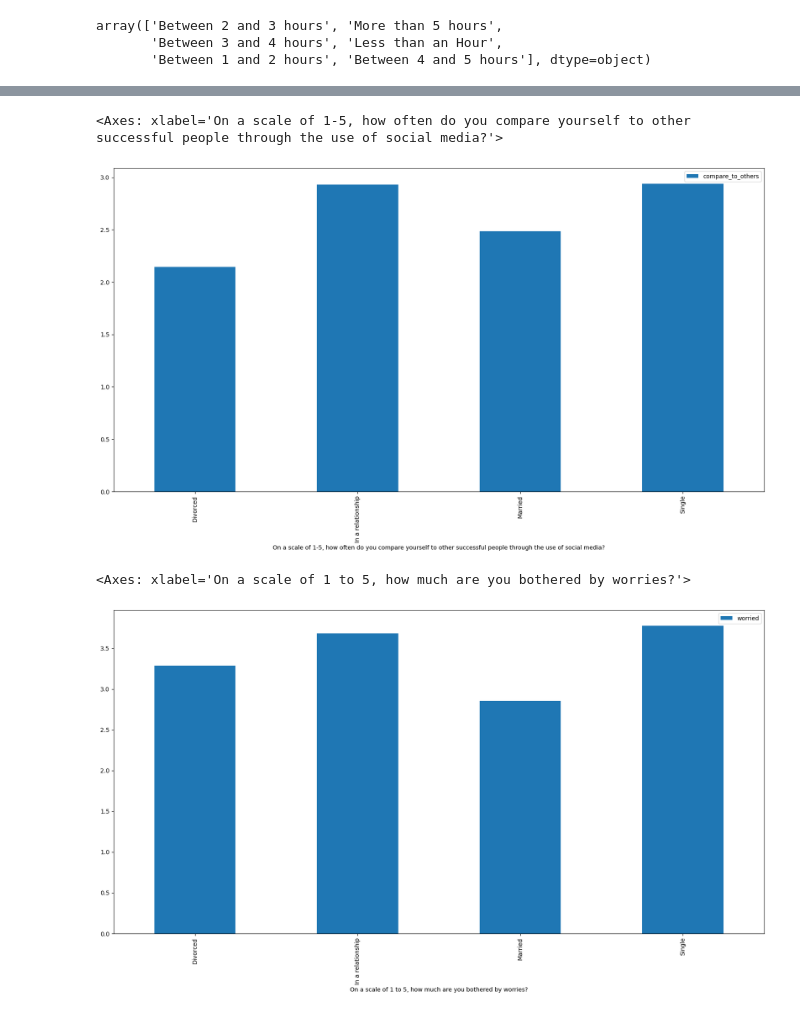
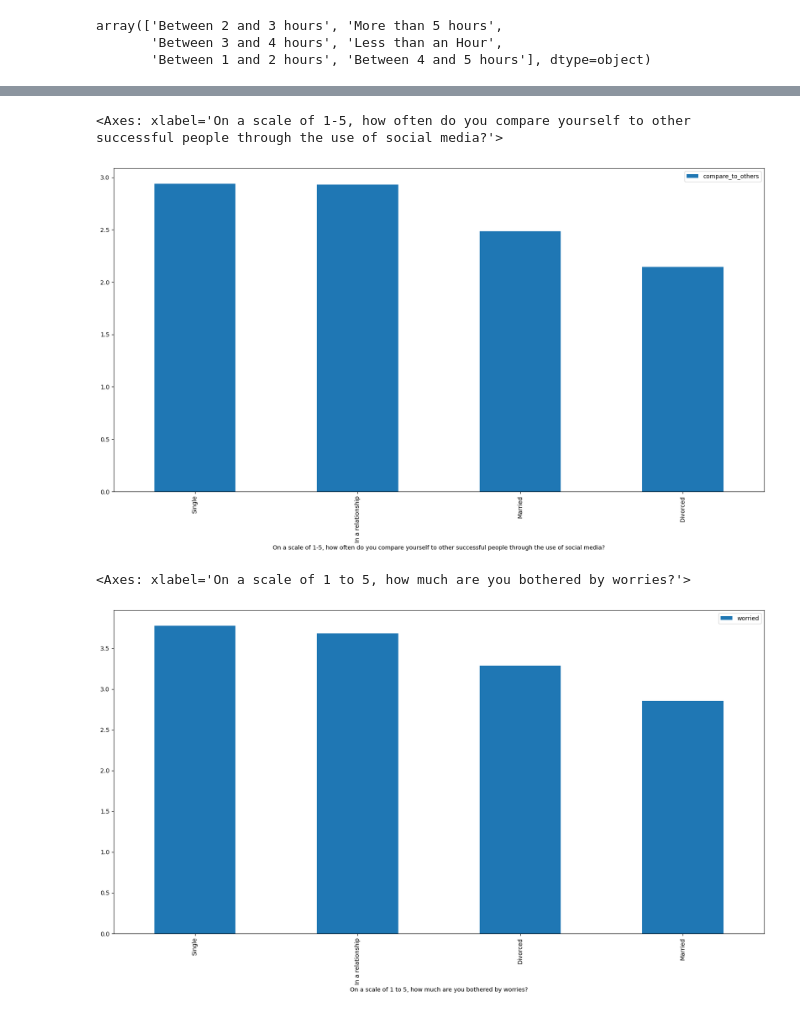
Before and after one commit to exohuman/data_analysis, a Jupyter notebook: relationship_status_social_media.ipynb, the cells around one changed output, grey strips where cells are left out. Drawn from its saved outputs; the diff is of its cells as text; code cells hidden in the pictures.

```diff
--- a/relationship_status_social_media.ipynb
+++ b/relationship_status_social_media.ipynb
@@ -85,19 +85,19 @@ time_on_social_media_df.plot(
 # %%
-df[['relationship_status', 'compare_to_others']].groupby('relationship_status').mean().plot(
+df[['relationship_status', 'compare_to_others']].groupby('relationship_status').mean().sort_values(by='compare_to_others', ascending=False).plot(
     kind="bar",
     figsize=[20, 10],
     xlabel="On a scale of 1-5, how often do you compare yourself to other successful people through the use of social media?"
 )
 # %% [output]
 <Axes: xlabel='On a scale of 1-5, how often do you compare yourself to other successful people through the use of social media?'>
-[figure, old version]
+[figure, new version]
 # %%
-df[['relationship_status', 'worried']].groupby('relationship_status').mean().plot(
+df[['relationship_status', 'worried']].groupby('relationship_status').mean().sort_values(by='worried', ascending=False).plot(
     kind="bar",
     figsize=[20, 10],
     xlabel="On a scale of 1 to 5, how much are you bothered by worries?"
 )
 # %% [output]
 <Axes: xlabel='On a scale of 1 to 5, how much are you bothered by worries?'>
-[figure, old version]
+[figure, new version]
 # %%
```
Also changed, not shown: parts of 2 cells of this notebook.
